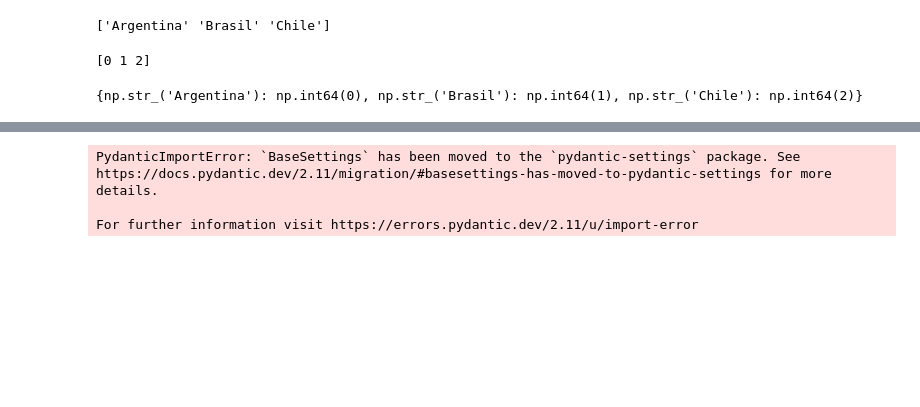
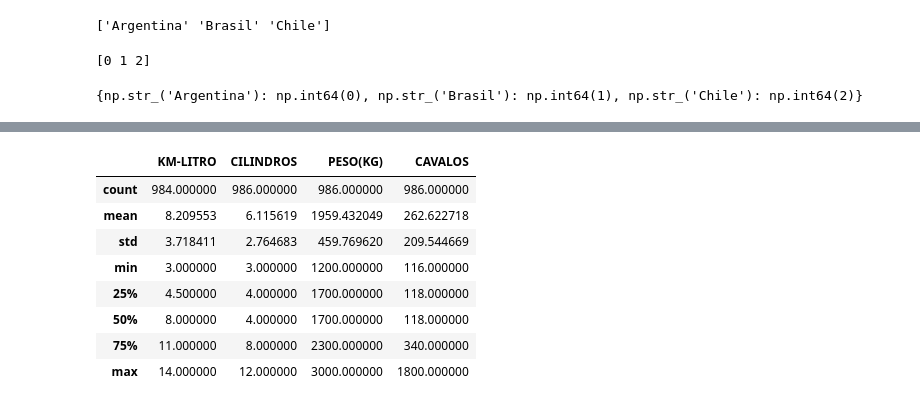
Before and after one commit to jesieldossantos/Curso-IA, a Jupyter notebook: analises/dammys/carros.ipynb, the cells around one changed output, grey strips where cells are left out. Cells and saved outputs as stored; diff of their text form; code cells hidden in the pictures; blank space fills up the shorter version.

```diff
--- a/analises/dammys/carros.ipynb
+++ b/analises/dammys/carros.ipynb
@@ -334,15 +321,12 @@ scikit-learn 1.6.1 requires joblib>=1.2.0, but you have joblib 1.1.1 which is in
 # %%
-import pandas as pd
-from pandas_profiling import ProfileReport
-
-df2 = pd.read_excel('dados.xlsx')
-
-# Generate the profile report
-doc = ProfileReport(df2, title="Data Analysis Report", minimal=True)
-
-# Save the report to an HTML file
-doc.to_file(output_file='analise.html')
+df_dados.describe()
 # %% [output]
-PydanticImportError: `BaseSettings` has been moved to the `pydantic-settings` package. See https://docs.pydantic.dev/2.11/migration/#basesettings-has-moved-to-pydantic-settings for more details.
-
-For further information visit https://errors.pydantic.dev/2.11/u/import-error
+|  | KM-LITRO | CILINDROS | PESO(KG) | CAVALOS |
+| count | 984.000000 | 986.000000 | 986.000000 | 986.000000 |
+| mean | 8.209553 | 6.115619 | 1959.432049 | 262.622718 |
+| std | 3.718411 | 2.764683 | 459.769620 | 209.544669 |
+| min | 3.000000 | 3.000000 | 1200.000000 | 116.000000 |
+| 25% | 4.500000 | 4.000000 | 1700.000000 | 118.000000 |
+| 50% | 8.000000 | 4.000000 | 1700.000000 | 118.000000 |
+| 75% | 11.000000 | 8.000000 | 2300.000000 | 340.000000 |
+| max | 14.000000 | 12.000000 | 3000.000000 | 1800.000000 |
```
Also changed, not shown: parts of 2 cells of this notebook.
